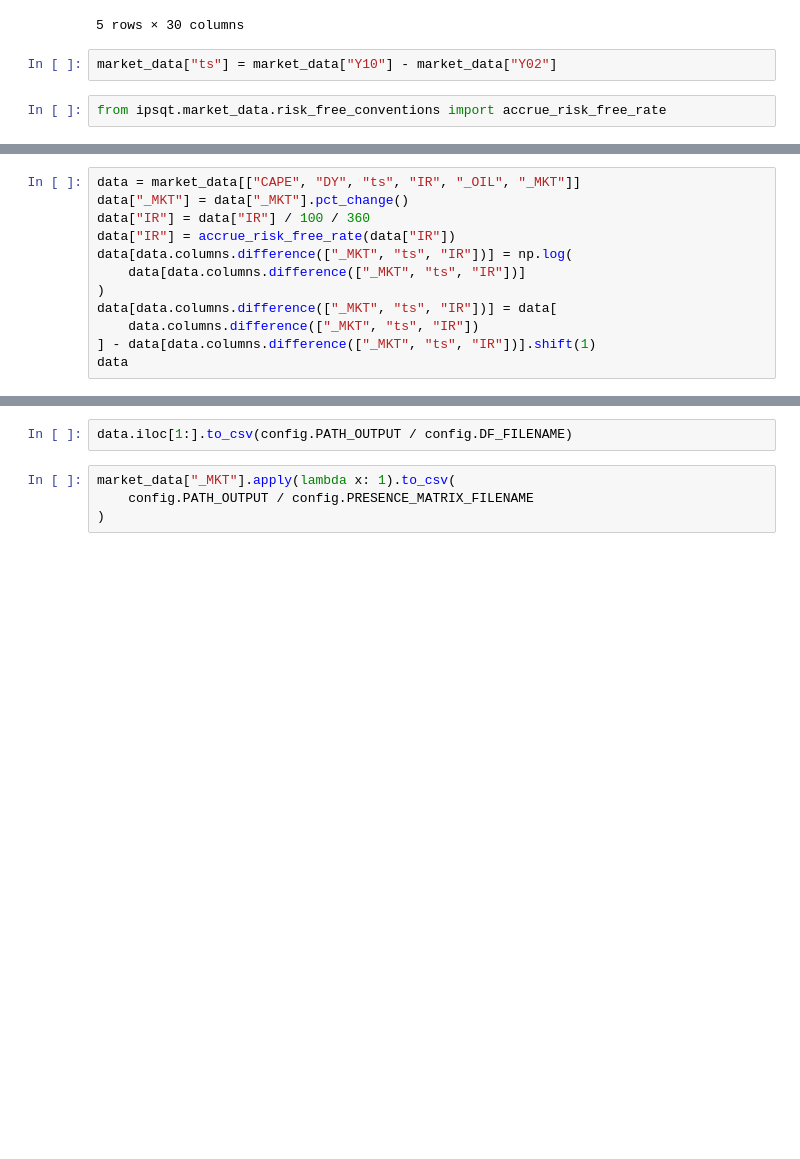
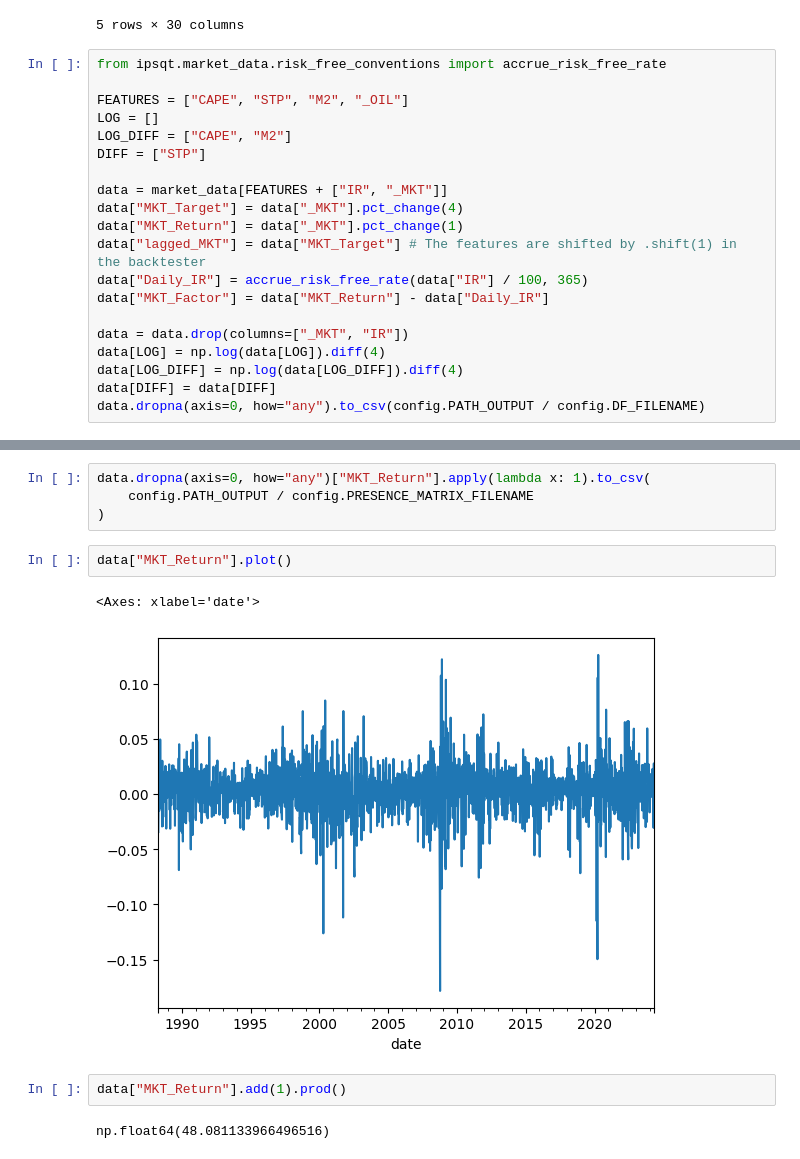
Before and after one commit to v-buchkov/ipsqt, a Jupyter notebook: experiments/0_Prepare_Data.ipynb, the cells around one changed output, grey strips where cells are left out. Cells and saved outputs as stored; diff of their text form; blank space fills up the shorter version.

```diff
--- a/experiments/0_Prepare_Data.ipynb
+++ b/experiments/0_Prepare_Data.ipynb
@@ -25,7 +28,23 @@ market_data.head()
 | 1988-05-01 | 0.021941 | 12.5 | 14.036 | 3.75 | -0.054 | 124.2 | 5.98 | -0.760 | 7.728 | 8.873 | ... | ... |
 | 1988-05-08 | 0.022104 | 12.3 | 13.761 | 3.82 | -0.079 | 118.4 | 6.29 | -0.760 | 7.885 | 8.990 | ... | ... |
 5 rows × 30 columns
-# %%
-market_data["ts"] = market_data["Y10"] - market_data["Y02"]
 # %%
 from ipsqt.market_data.risk_free_conventions import accrue_risk_free_rate
+
+FEATURES = ["CAPE", "STP", "M2", "_OIL"]
+LOG = []
+LOG_DIFF = ["CAPE", "M2"]
+DIFF = ["STP"]
+
+data = market_data[FEATURES + ["IR", "_MKT"]]
+data["MKT_Target"] = data["_MKT"].pct_change(4)
+data["MKT_Return"] = data["_MKT"].pct_change(1)
+data["lagged_MKT"] = data["MKT_Target"] # The features are shifted by .shift(1) in the backtester
+data["Daily_IR"] = accrue_risk_free_rate(data["IR"] / 100, 365)
+data["MKT_Factor"] = data["MKT_Return"] - data["Daily_IR"]
+
+data = data.drop(columns=["_MKT", "IR"])
+data[LOG] = np.log(data[LOG]).diff(4)
+data[LOG_DIFF] = np.log(data[LOG_DIFF]).diff(4)
+data[DIFF] = data[DIFF]
+data.dropna(axis=0, how="any").to_csv(config.PATH_OUTPUT / config.DF_FILENAME)
@@ -32,12 +68,0 @@ from ipsqt.market_data.risk_free_conventions import accrue_risk_free_rate
-# %%
-data = market_data[["CAPE", "DY", "ts", "IR", "_OIL", "_MKT"]]
-data["_MKT"] = data["_MKT"].pct_change()
-data["IR"] = data["IR"] / 100 / 360
-data["IR"] = accrue_risk_free_rate(data["IR"])
-data[data.columns.difference(["_MKT", "ts", "IR"])] = np.log(
-    data[data.columns.difference(["_MKT", "ts", "IR"])]
-)
-data[data.columns.difference(["_MKT", "ts", "IR"])] = data[
-    data.columns.difference(["_MKT", "ts", "IR"])
-] - data[data.columns.difference(["_MKT", "ts", "IR"])].shift(1)
-data
@@ -76,6 +69,13 @@ See the caveats in the documentation: https://pandas.pydata.org/pandas-docs/stab
-# %%
-data.iloc[1:].to_csv(config.PATH_OUTPUT / config.DF_FILENAME)
 # %%
-market_data["_MKT"].apply(lambda x: 1).to_csv(
+data.dropna(axis=0, how="any")["MKT_Return"].apply(lambda x: 1).to_csv(
     config.PATH_OUTPUT / config.PRESENCE_MATRIX_FILENAME
 )
+# %%
+data["MKT_Return"].plot()
+# %% [output]
+<Axes: xlabel='date'>
+[figure, added]
+# %%
+data["MKT_Return"].add(1).prod()
+# %% [output]
+np.float64(48.081133966496516)
```
Also changed, not shown: parts of 3 cells of this notebook, 34 other files.
